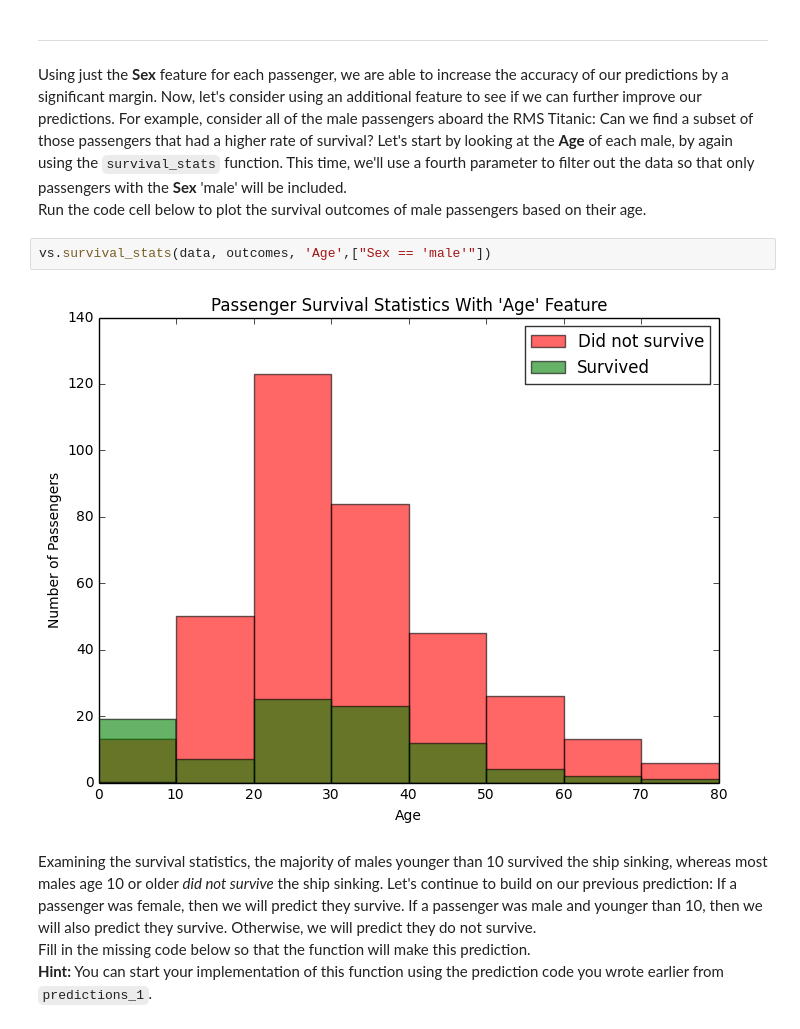
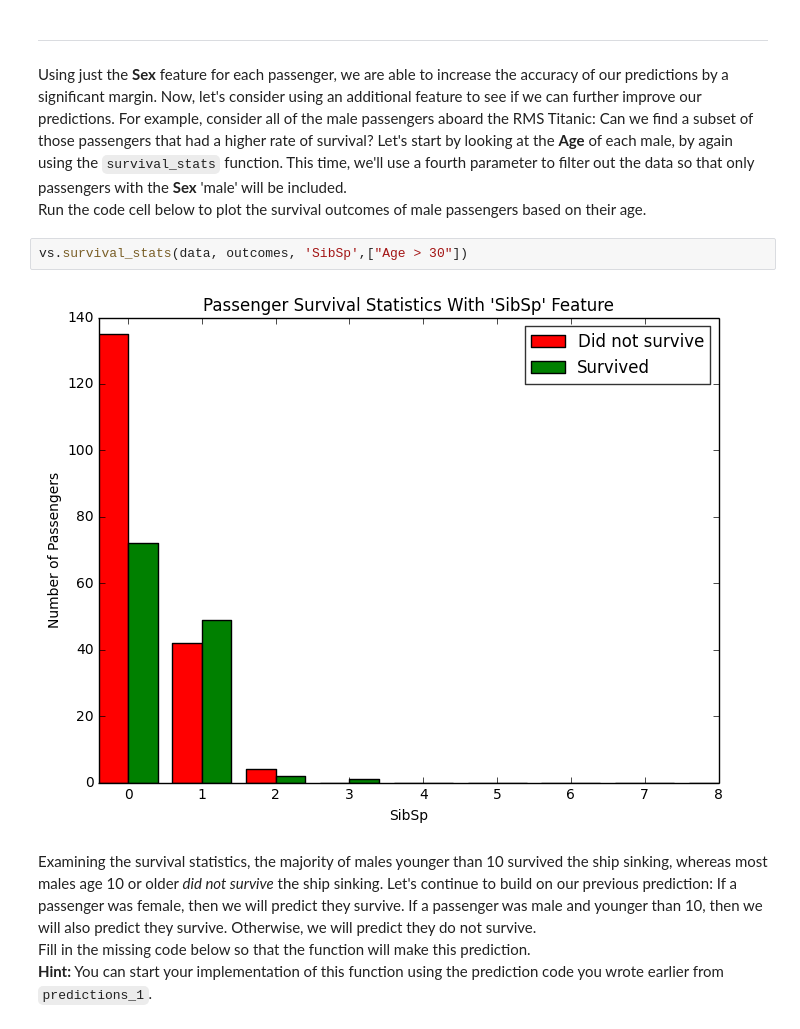
Before and after one commit to himanshuy/titanic_survivals, a Jupyter notebook: titanic_survival_exploration.ipynb, the cells around one changed output. Drawn from its saved outputs; the diff is of its cells as text.

```diff
--- a/titanic_survival_exploration.ipynb
+++ b/titanic_survival_exploration.ipynb
@@ -167,9 +167,9 @@ Predictions have an accuracy of 78.68%.
 Using just the **Sex** feature for each passenger, we are able to increase the accuracy of our predictions by a significant margin. Now, let's consider using an additional feature to see if we can further improve our predictions. For example, consider all of the male passengers aboard the RMS Titanic: Can we find a subset of those passengers that had a higher rate of survival? Let's start by looking at the **Age** of each male, by again using the `survival_stats` function. This time, we'll use a fourth parameter to filter out the data so that only passengers with the **Sex** 'male' will be included.
 Run the code cell below to plot the survival outcomes of male passengers based on their age.
 # %%
-vs.survival_stats(data, outcomes, 'Age',["Sex == 'male'"])
+vs.survival_stats(data, outcomes, 'SibSp',["Age > 30"])
 # %% [output]
-[figure, old version]
+[figure, new version]
 # %% [markdown]
 Examining the survival statistics, the majority of males younger than 10 survived the ship sinking, whereas most males age 10 or older *did not survive* the ship sinking. Let's continue to build on our previous prediction: If a passenger was female, then we will predict they survive. If a passenger was male and younger than 10, then we will also predict they survive. Otherwise, we will predict they do not survive.
 Fill in the missing code below so that the function will make this prediction.
```
Also changed, not shown: parts of 5 cells of this notebook.
